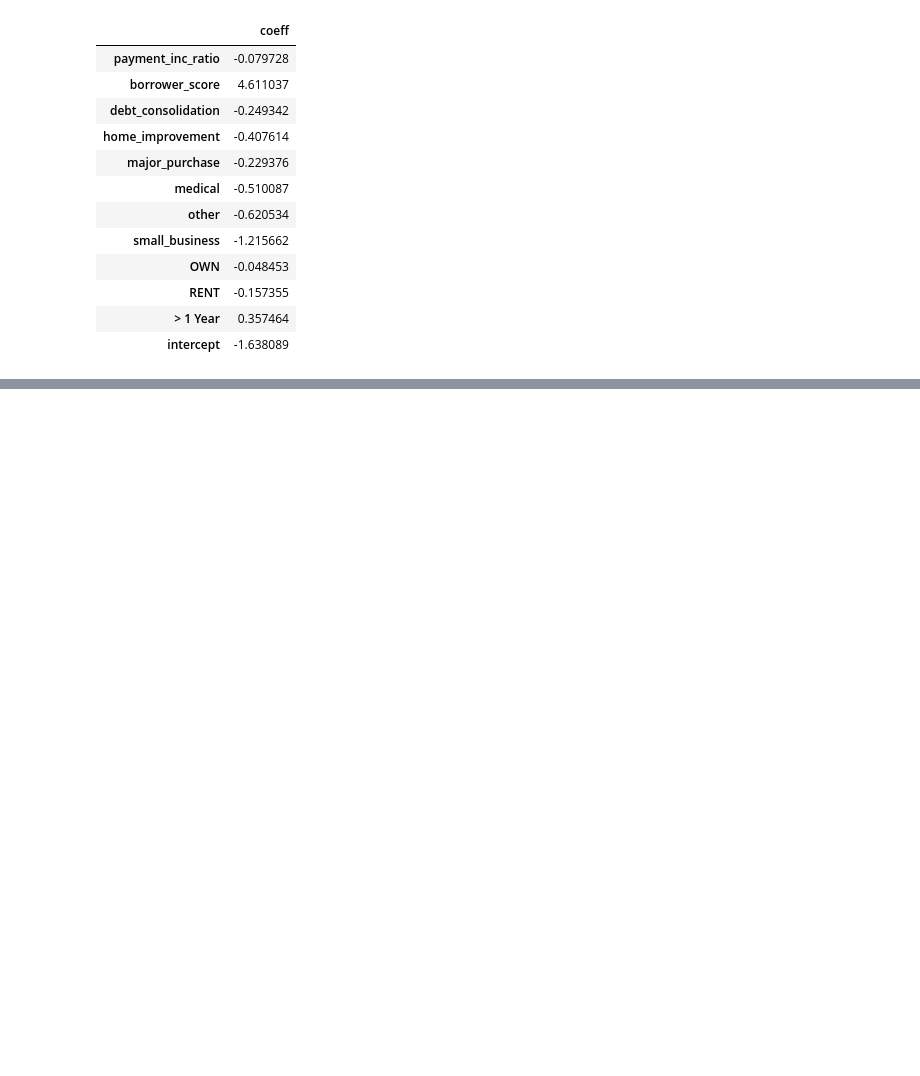
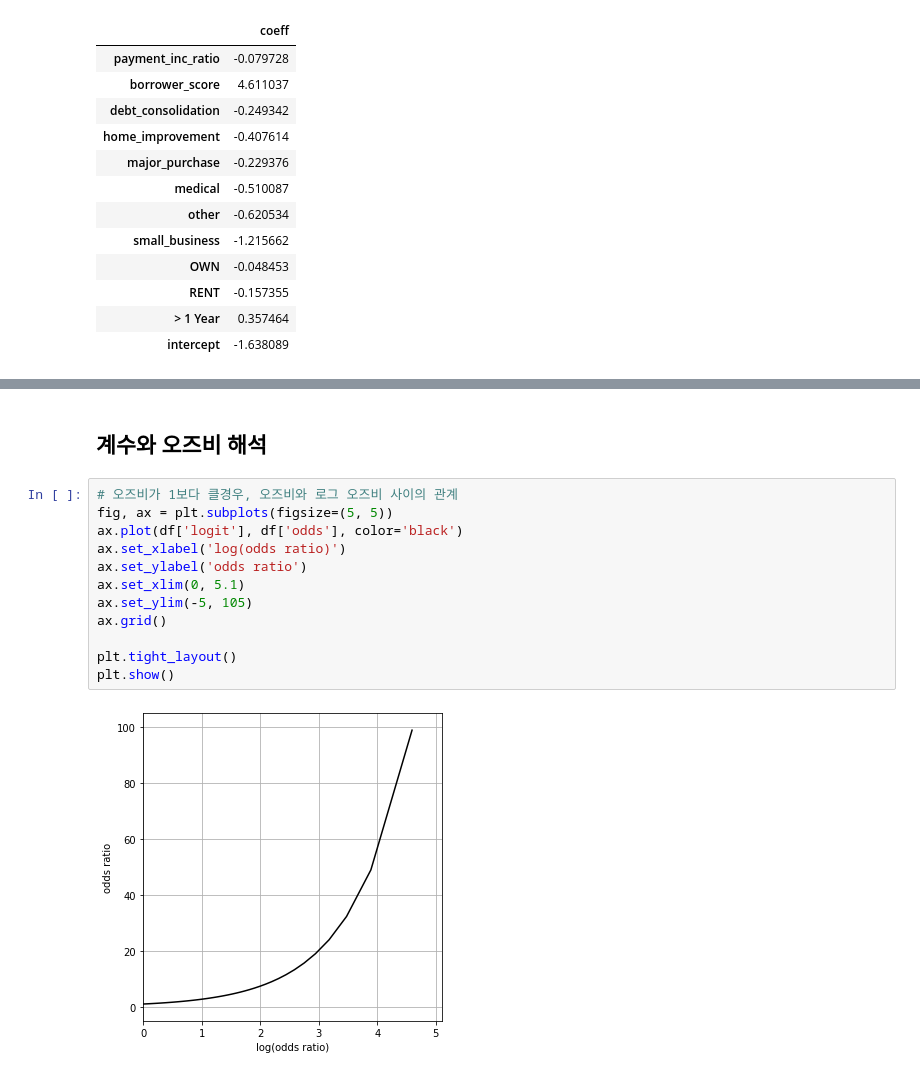
Before and after one commit to uk1996/Statistics, a Jupyter notebook: 5. 분류/02. 로지스틱 회귀.ipynb, the cells around one changed output, grey strips where cells are left out. Drawn from its saved outputs; the diff is of its cells as text; blank space fills up the shorter version.

```diff
--- a/5. 분류/02. 로지스틱 회귀.ipynb
+++ b/5. 분류/02. 로지스틱 회귀.ipynb
@@ -75,0 +123,16 @@ coef_df
+# %% [markdown]
+## 계수와 오즈비 해석
+# %%
+# 오즈비가 1보다 클경우, 오즈비와 로그 오즈비 사이의 관계
+fig, ax = plt.subplots(figsize=(5, 5))
+ax.plot(df['logit'], df['odds'], color='black')
+ax.set_xlabel('log(odds ratio)')
+ax.set_ylabel('odds ratio')
+ax.set_xlim(0, 5.1)
+ax.set_ylim(-5, 105)
+ax.grid()
+
+plt.tight_layout()
+plt.show()
+# %% [output]
+[figure, added]
```
Also changed, not shown: parts of 6 cells of this notebook.
